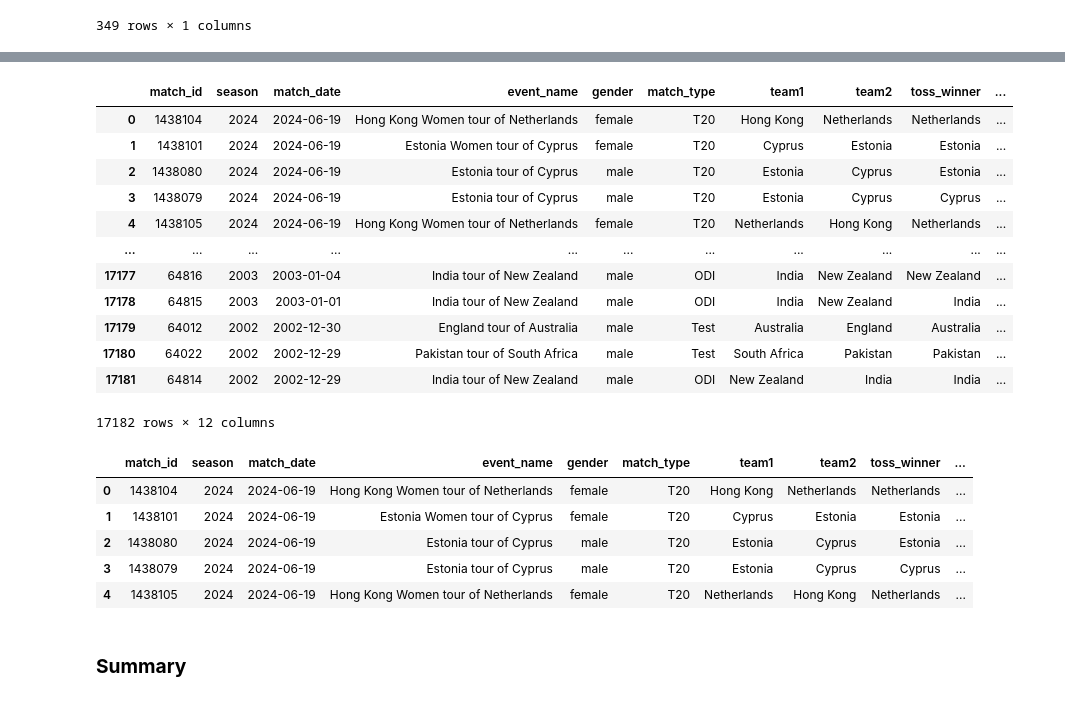
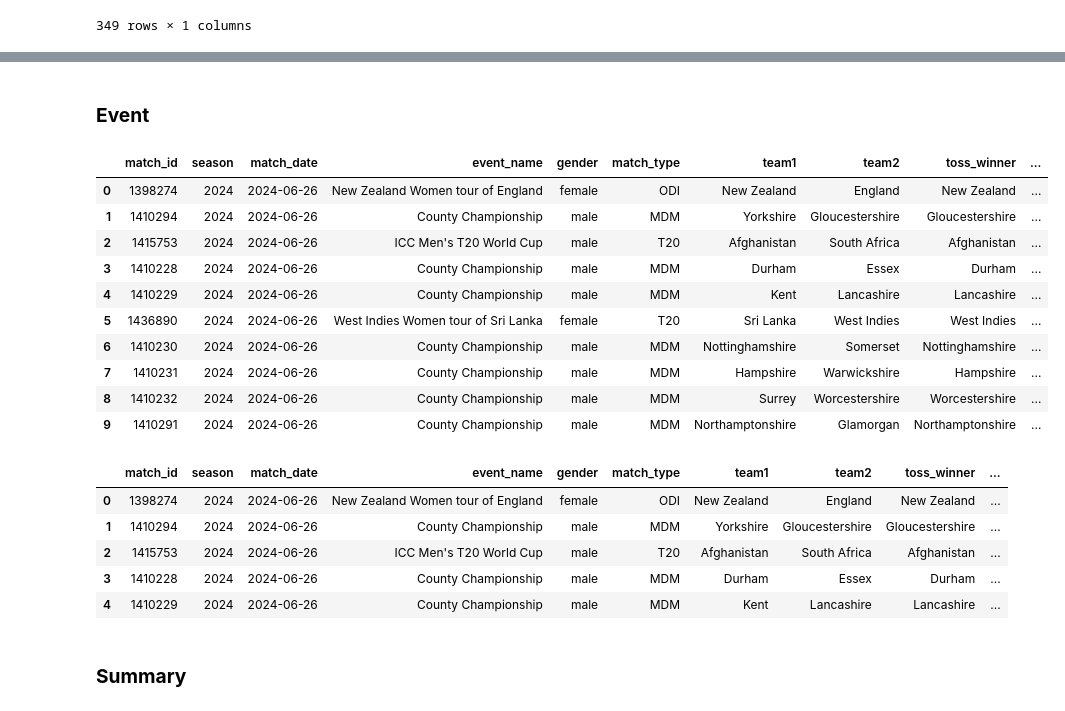
Before and after one commit to harikiranadangi/Predictive-Analytics-for-Cricket-Matches-Using-Machine-Learning, a Jupyter notebook: source_code/2_Data_Cleaning.ipynb, the cells around one changed output, grey strips where cells are left out. Saved outputs shown, nothing was run; the diff lists cells and outputs as text; code cells hidden in the pictures.

```diff
--- a/source_code/2_Data_Cleaning.ipynb
+++ b/source_code/2_Data_Cleaning.ipynb
@@ -583,45 +575,46 @@ ipl_teams
  'RPS',
  'RR',
  'SRH'}
+# %% [markdown]
+### **Event**
 # %%
 replacements = {
     "NatWest T20 Blast": "Vitality Blast",
     "HRV Twenty20": "Super Smash",
     "HRV Cup": "Super Smash",
     "MiWAY T20 Challenge": "CSA T20 Challenge",
-    "Ram Slam T20 Challenge": "CSA T20 Challenge"
+    "Ram Slam T20 Challenge": "CSA T20 Challenge",
 }
 
+
 df["event_name"] = df["event_name"].replace(replacements, regex=True)
 # %%
 df['event_name'] = df['event_name'].replace("Indian Premier League","IPL", regex=True)
 # %%
-df
+df[:10]
 # %% [output]
 |  | match_id | season | match_date | event_name | gender | match_type | team1 | team2 | toss_winner | ... |
-| 0 | 1438104 | 2024 | 2024-06-19 | Hong Kong Women tour of Netherlands | female | T20 | Hong Kong | Netherlands | Netherlands | ... |
-| 1 | 1438101 | 2024 | 2024-06-19 | Estonia Women tour of Cyprus | female | T20 | Cyprus | Estonia | Estonia | ... |
-| 2 | 1438080 | 2024 | 2024-06-19 | Estonia tour of Cyprus | male | T20 | Estonia | Cyprus | Estonia | ... |
-| 3 | 1438079 | 2024 | 2024-06-19 | Estonia tour of Cyprus | male | T20 | Estonia | Cyprus | Cyprus | ... |
-| 4 | 1438105 | 2024 | 2024-06-19 | Hong Kong Women tour of Netherlands | female | T20 | Netherlands | Hong Kong | Netherlands | ... |
-| ... | ... | ... | ... | ... | ... | ... | ... | ... | ... | ... |
-| 17177 | 64816 | 2003 | 2003-01-04 | India tour of New Zealand | male | ODI | India | New Zealand | New Zealand | ... |
-| 17178 | 64815 | 2003 | 2003-01-01 | India tour of New Zealand | male | ODI | India | New Zealand | India | ... |
-| 17179 | 64012 | 2002 | 2002-12-30 | England tour of Australia | male | Test | Australia | England | Australia | ... |
-| 17180 | 64022 | 2002 | 2002-12-29 | Pakistan tour of South Africa | male | Test | South Africa | Pakistan | Pakistan | ... |
-| 17181 | 64814 | 2002 | 2002-12-29 | India tour of New Zealand | male | ODI | New Zealand | India | India | ... |
+| 0 | 1398274 | 2024 | 2024-06-26 | New Zealand Women tour of England | female | ODI | New Zealand | England | New Zealand | ... |
+| 1 | 1410294 | 2024 | 2024-06-26 | County Championship | male | MDM | Yorkshire | Gloucestershire | Gloucestershire | ... |
+| 2 | 1415753 | 2024 | 2024-06-26 | ICC Men's T20 World Cup | male | T20 | Afghanistan | South Africa | Afghanistan | ... |
+| 3 | 1410228 | 2024 | 2024-06-26 | County Championship | male | MDM | Durham | Essex | Durham | ... |
+| 4 | 1410229 | 2024 | 2024-06-26 | County Championship | male | MDM | Kent | Lancashire | Lancashire | ... |
+| 5 | 1436890 | 2024 | 2024-06-26 | West Indies Women tour of Sri Lanka | female | T20 | Sri Lanka | West Indies | West Indies | ... |
+| 6 | 1410230 | 2024 | 2024-06-26 | County Championship | male | MDM | Nottinghamshire | Somerset | Nottinghamshire | ... |
+| 7 | 1410231 | 2024 | 2024-06-26 | County Championship | male | MDM | Hampshire | Warwickshire | Hampshire | ... |
+| 8 | 1410232 | 2024 | 2024-06-26 | County Championship | male | MDM | Surrey | Worcestershire | Worcestershire | ... |
+| 9 | 1410291 | 2024 | 2024-06-26 | County Championship | male | MDM | Northamptonshire | Glamorgan | Northamptonshire | ... |
-17182 rows × 12 columns
 # %%
 df.to_csv(r"D:\GITHUB\Predictive-Analytics-for-Cricket-Matches-Using-Machine-Learning\source_data\Summary\match_summary\summary_cleaned.csv")
 # %%
 df.head()
 # %% [output]
 |  | match_id | season | match_date | event_name | gender | match_type | team1 | team2 | toss_winner | ... |
-| 0 | 1438104 | 2024 | 2024-06-19 | Hong Kong Women tour of Netherlands | female | T20 | Hong Kong | Netherlands | Netherlands | ... |
-| 1 | 1438101 | 2024 | 2024-06-19 | Estonia Women tour of Cyprus | female | T20 | Cyprus | Estonia | Estonia | ... |
-| 2 | 1438080 | 2024 | 2024-06-19 | Estonia tour of Cyprus | male | T20 | Estonia | Cyprus | Estonia | ... |
-| 3 | 1438079 | 2024 | 2024-06-19 | Estonia tour of Cyprus | male | T20 | Estonia | Cyprus | Cyprus | ... |
-| 4 | 1438105 | 2024 | 2024-06-19 | Hong Kong Women tour of Netherlands | female | T20 | Netherlands | Hong Kong | Netherlands | ... |
+| 0 | 1398274 | 2024 | 2024-06-26 | New Zealand Women tour of England | female | ODI | New Zealand | England | New Zealand | ... |
+| 1 | 1410294 | 2024 | 2024-06-26 | County Championship | male | MDM | Yorkshire | Gloucestershire | Gloucestershire | ... |
+| 2 | 1415753 | 2024 | 2024-06-26 | ICC Men's T20 World Cup | male | T20 | Afghanistan | South Africa | Afghanistan | ... |
+| 3 | 1410228 | 2024 | 2024-06-26 | County Championship | male | MDM | Durham | Essex | Durham | ... |
+| 4 | 1410229 | 2024 | 2024-06-26 | County Championship | male | MDM | Kent | Lancashire | Lancashire | ... |
 # %% [markdown]
 ### **Summary**
 # %%
```
Also changed, not shown: parts of 34 cells of this notebook, 32 other files.
